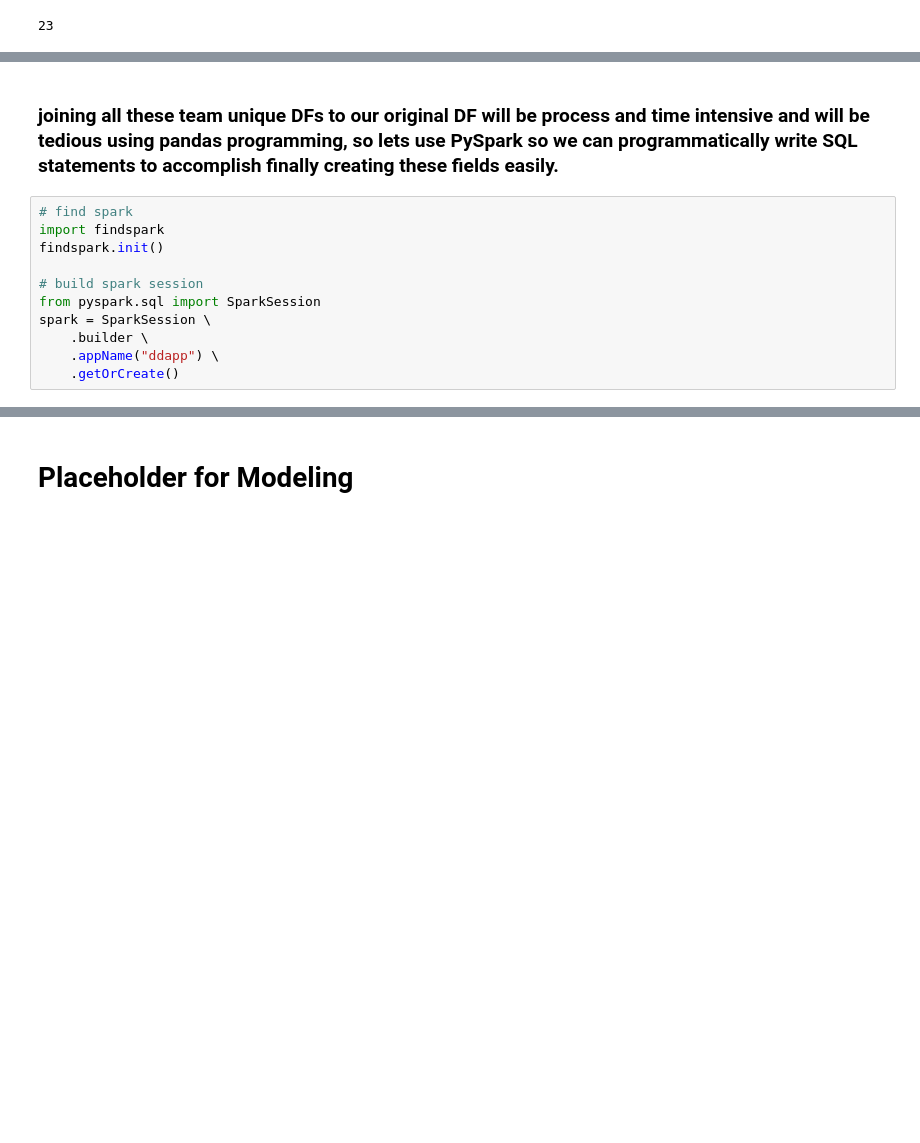
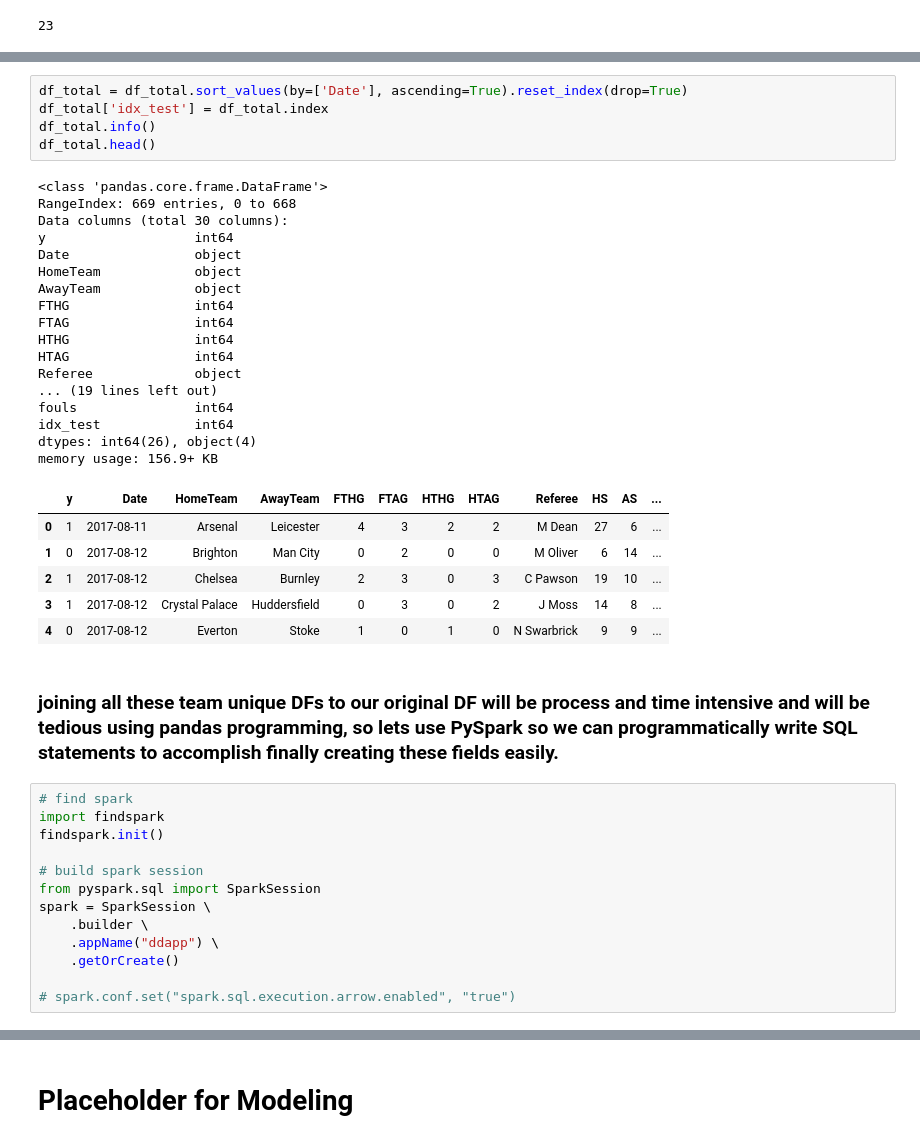
Before and after one commit to DataDavD/ddapp, a Jupyter notebook: ddapp/model.ipynb, the cells around one changed output, grey strips where cells are left out. Drawn from its saved outputs; the diff is of its cells as text; blank space fills up the shorter version.

```diff
--- a/ddapp/model.ipynb
+++ b/ddapp/model.ipynb
@@ -689,4 +657,33 @@ len(df_dict) # check df # matches # of teams
 23
+# %%
+df_total = df_total.sort_values(by=['Date'], ascending=True).reset_index(drop=True)
+df_total['idx_test'] = df_total.index
+df_total.info()
+df_total.head()
+# %% [output]
+<class 'pandas.core.frame.DataFrame'>
+RangeIndex: 669 entries, 0 to 668
+Data columns (total 30 columns):
+y                   int64
+Date                object
+HomeTeam            object
+AwayTeam            object
+FTHG                int64
+FTAG                int64
+HTHG                int64
+HTAG                int64
+Referee             object
+... (19 lines left out)
+fouls               int64
+idx_test            int64
+dtypes: int64(26), object(4)
+memory usage: 156.9+ KB
+|  | y | Date | HomeTeam | AwayTeam | FTHG | FTAG | HTHG | HTAG | Referee | HS | AS | ... |
+| 0 | 1 | 2017-08-11 | Arsenal | Leicester | 4 | 3 | 2 | 2 | M Dean | 27 | 6 | ... |
+| 1 | 0 | 2017-08-12 | Brighton | Man City | 0 | 2 | 0 | 0 | M Oliver | 6 | 14 | ... |
+| 2 | 1 | 2017-08-12 | Chelsea | Burnley | 2 | 3 | 0 | 3 | C Pawson | 19 | 10 | ... |
+| 3 | 1 | 2017-08-12 | Crystal Palace | Huddersfield | 0 | 3 | 0 | 2 | J Moss | 14 | 8 | ... |
+| 4 | 0 | 2017-08-12 | Everton | Stoke | 1 | 0 | 1 | 0 | N Swarbrick | 9 | 9 | ... |
 # %% [markdown]
 ### joining all these team unique DFs to our original DF will be process and time intensive and will be tedious using pandas programming, so lets use PySpark so we can programmatically write SQL statements to accomplish finally creating these fields easily.
 # %%
@@ -700,6 +697,8 @@ spark = SparkSession \
     .builder \
     .appName("ddapp") \
     .getOrCreate()
+
+# spark.conf.set("spark.sql.execution.arrow.enabled", "true")
 # %%
 # create SparkDataFrame from df_total
 sp_df = spark.createDataFrame(df_total)
```
Also changed, not shown: parts of 13 cells of this notebook.
